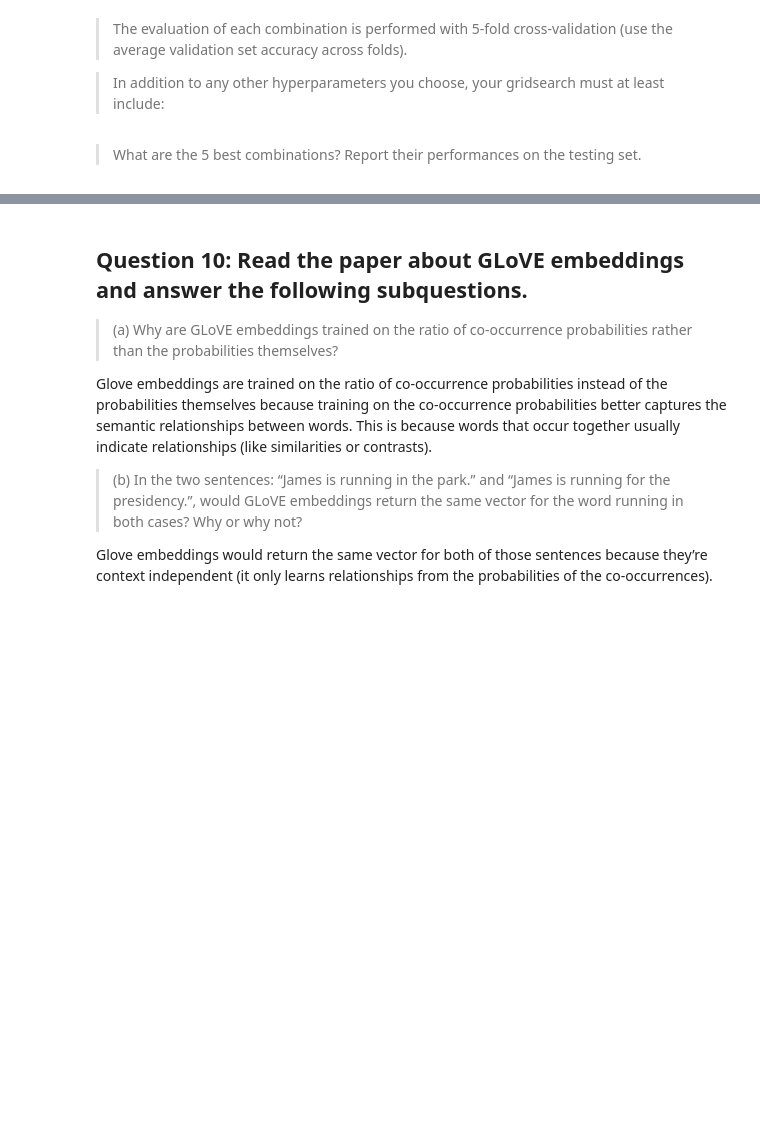
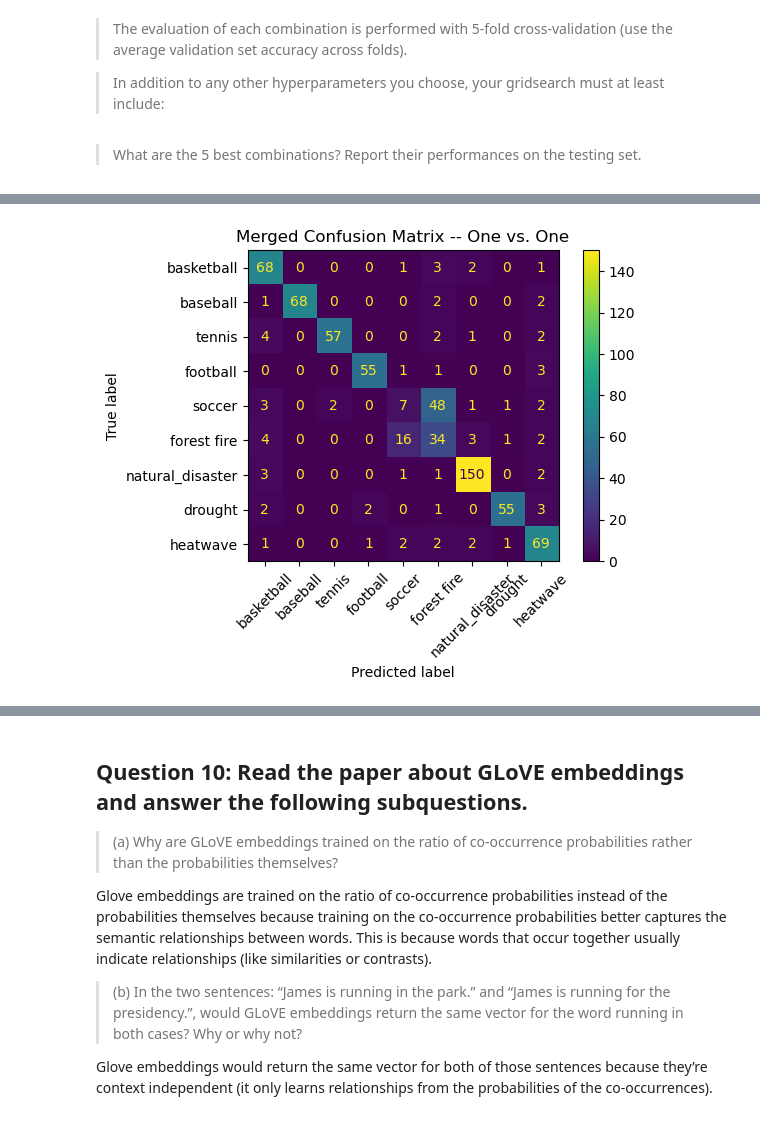
Before and after one commit to lauren123cat/UCLA-ECE219-W25, a Jupyter notebook: project1/project1_report.ipynb, the cells around one changed output, grey strips where cells are left out. Saved outputs shown, nothing was run; the diff lists cells and outputs as text; code cells hidden in the pictures; blank space fills up the shorter version.

```diff
--- a/project1/project1_report.ipynb
+++ b/project1/project1_report.ipynb
@@ -804,0 +1010,79 @@ the confusion matrix in One VS One and One VS the rest?.
+# %%
+# merge earthquake and flood
+
+train_labels = train['leaf_label'].replace({'earthquake': 'natural_disaster', 'flood': 'natural_disaster'})
+
+test_labels = test['leaf_label'].replace({'earthquake': 'natural_disaster', 'flood': 'natural_disaster'})
+
+map_row_to_class = {
+    0: "basketball", 1: "baseball", 2: "tennis",
+    3: "football", 4: "soccer", 5: "forest fire",
+    6: "natural_disaster", 7: "drought", 8: "heatwave"
+}
+
+class_labels = map_row_to_class.values()
+
+
+# Classifiers
+
+ovo_clf = OneVsOneClassifier(SVC(kernel='linear', C=1))
+ovr_clf = OneVsRestClassifier(SVC(kernel='linear', C=1))
+gnb_clf = GaussianNB()
+
+# Training and predictions
+ovo_clf.fit(X_train_reduced, train_labels)
+ovr_clf.fit(X_train_reduced, train_labels)
+gnb_clf.fit(X_train_reduced, train_labels)
+
+ovo_predictions = ovo_clf.predict(X_test_reduced)
+ovr_predictions = ovr_clf.predict(X_test_reduced)
+gnb_predictions = gnb_clf.predict(X_test_reduced)
+
+# Display metrics
+print("Merged One vs. One Performance Metrics")
+print_perf_params_multiclass(test_labels, ovo_predictions)
+
+print("\nMerged One vs. Rest Performance Metrics")
+print_perf_params_multiclass(test_labels, ovr_predictions)
+
+print("\nMerged Gaussian Naive Bayes Performance Metrics")
+print_perf_params_multiclass(test_labels, gnb_predictions)
+
+# Plot confusion matrices
+
+# One vs. One
+plt.figure(figsize=(8, 8))
+ConfusionMatrixDisplay.from_estimator(
+    ovo_clf, X_test_reduced, test_labels,
+    display_labels=class_labels
+)
+plt.title("Merged Confusion Matrix -- One vs. One")
+plt.xticks(rotation=45, fontsize=10)
+plt.yticks(fontsize=10)
+plt.tight_layout()
+plt.show()
+
+# One vs. Rest
+plt.figure(figsize=(8, 8))
+ConfusionMatrixDisplay.from_estimator(
+    ovr_clf, X_test_reduced, test_labels,
+    display_labels=class_labels
+)
+plt.title("Merged Confusion Matrix -- One vs. Rest")
+plt.xticks(rotation=45, fontsize=10)
+plt.yticks(fontsize=10)
+plt.tight_layout()
+plt.show()
+
+# Gaussian Naive Bayes
+plt.figure(figsize=(8, 8))
+ConfusionMatrixDisplay.from_estimator(
+    gnb_clf, X_test_reduced, test_labels,
+    display_labels=class_labels
+)
+plt.title("Merged Confusion Matrix -- Gaussian Naive Bayes")
+plt.xticks(rotation=45, fontsize=10)
+plt.yticks(fontsize=10)
+
+plt.show()
+# %% [output]
@@ -804,0 +1107 @@ the confusion matrix in One VS One and One VS the rest?.
+[figure, added]
```
Also changed, not shown: parts of 15 cells of this notebook.
